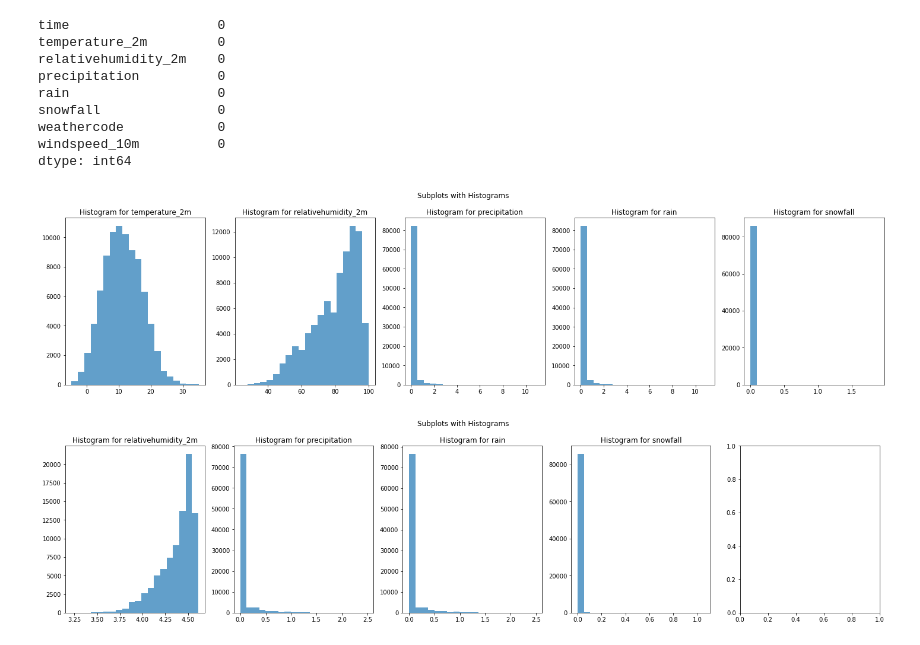
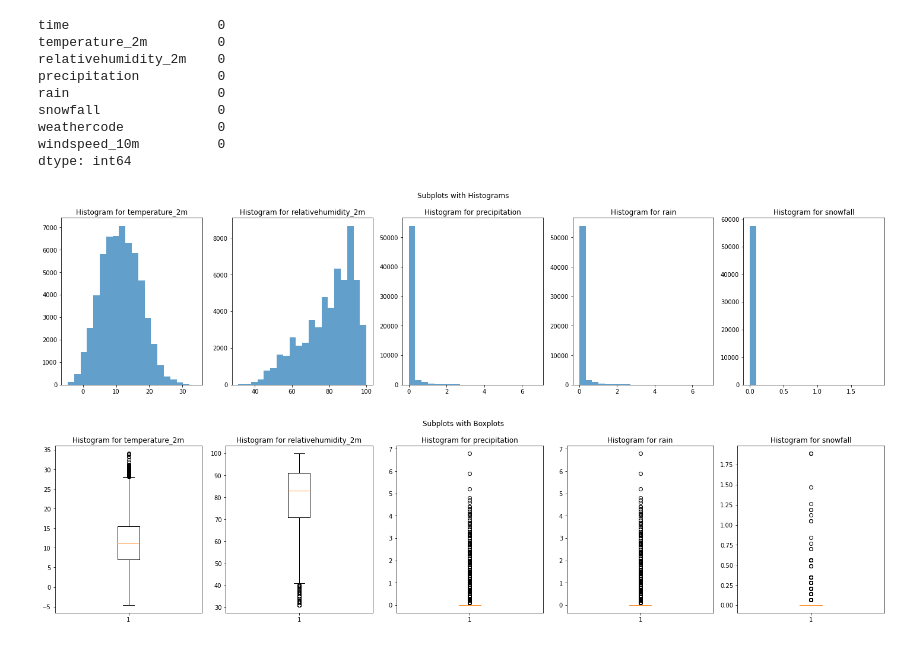
Before and after one commit to poolkit/Traffic-Flow-Forecasting, a Jupyter notebook: Preprocessing.ipynb, the cells around one changed output. Cells and saved outputs as stored; diff of their text form; code cells hidden in the pictures.

```diff
--- a/Preprocessing.ipynb
+++ b/Preprocessing.ipynb
@@ -7,8 +9,8 @@ import seaborn as sns
 %matplotlib inline
 pd.set_option('display.max_columns',None)
 # %%
-traffic = pd.read_excel("dataset/traffic_data_2013-23.xlsx")
-weather = pd.read_excel("dataset/weather_data_2013-23.xlsx")
+traffic = pd.read_excel("dataset/raw/traffic_data_2013-23.xlsx")
+weather = pd.read_excel("dataset/raw/weather_data_2013-23.xlsx")
 
 print(traffic.shape, weather.shape)
 # %% [output]
@@ -319,38 +372,33 @@ snowfall               0
 weathercode            0
 windspeed_10m          0
 dtype: int64
+# %%
+weather['time'] = pd.to_datetime(weather['time'])
+weather.rename(columns={'time': 'Datetime'}, inplace=True)
+weather = weather.set_index('Datetime')
+# %%
+weather_df = weather[weather.index < "01-01-20 00:00:00"]
 # %%
 fig, axs = plt.subplots(1, 5, figsize=(20, 5))
 
-for i, column_name in enumerate(weather.columns[:5]):
-    axs[i].hist(weather[column_name], bins=20, alpha=0.7)
+for i, column_name in enumerate(weather_df.columns[:5]):
+    axs[i].hist(weather_df[column_name], bins=20, alpha=0.7)
     axs[i].set_title(f'Histogram for {column_name}')
 
-# Add a common title for the entire figure
 fig.suptitle('Subplots with Histograms')
-
-# Adjust spacing between subplots
 plt.tight_layout()
-
-# Show the plot
 plt.show()
 # %% [output]
-[figure, old version]
+[figure, new version]
 # %%
 fig, axs = plt.subplots(1, 5, figsize=(20, 5))
 
-for i, column_name in enumerate(weather.columns[1:5]):
-    log_data = np.log(weather[column_name] + 1)
-    axs[i].hist(log_data, bins=20, alpha=0.7)
+for i, column_name in enumerate(weather_df.columns[:5]):
+    axs[i].boxplot(weather_df[column_name])
     axs[i].set_title(f'Histogram for {column_name}')
 
-# Add a common title for the entire figure
-fig.suptitle('Subplots with Histograms')
-
-# Adjust spacing between subplots
+fig.suptitle('Subplots with Boxplots')
 plt.tight_layout()
-
-# Show the plot
 plt.show()
 # %% [output]
-[figure, old version]
+[figure, new version]
```
Also changed, not shown: parts of 26 cells of this notebook.
